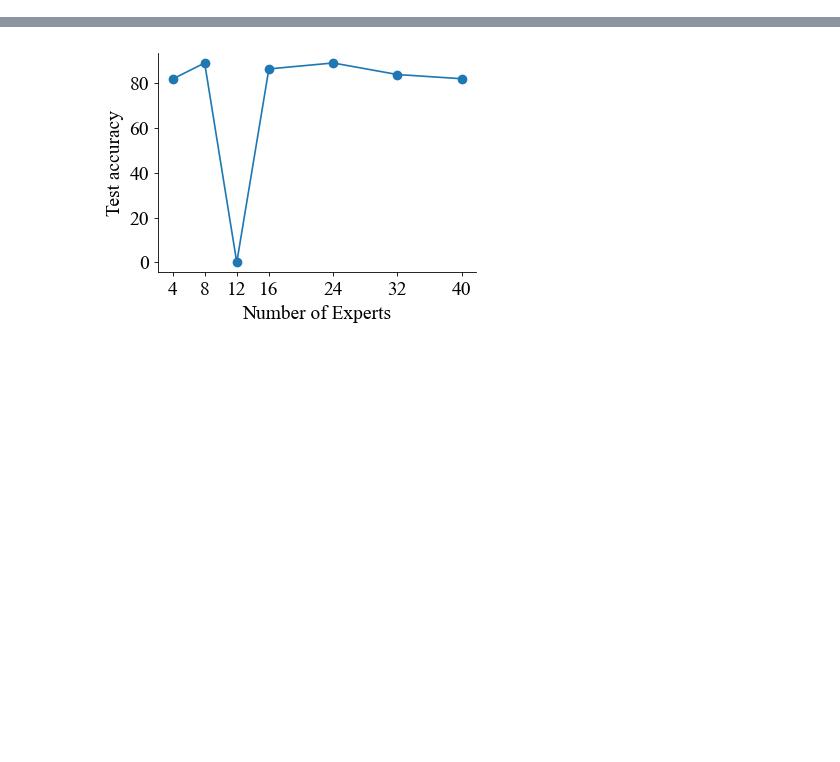
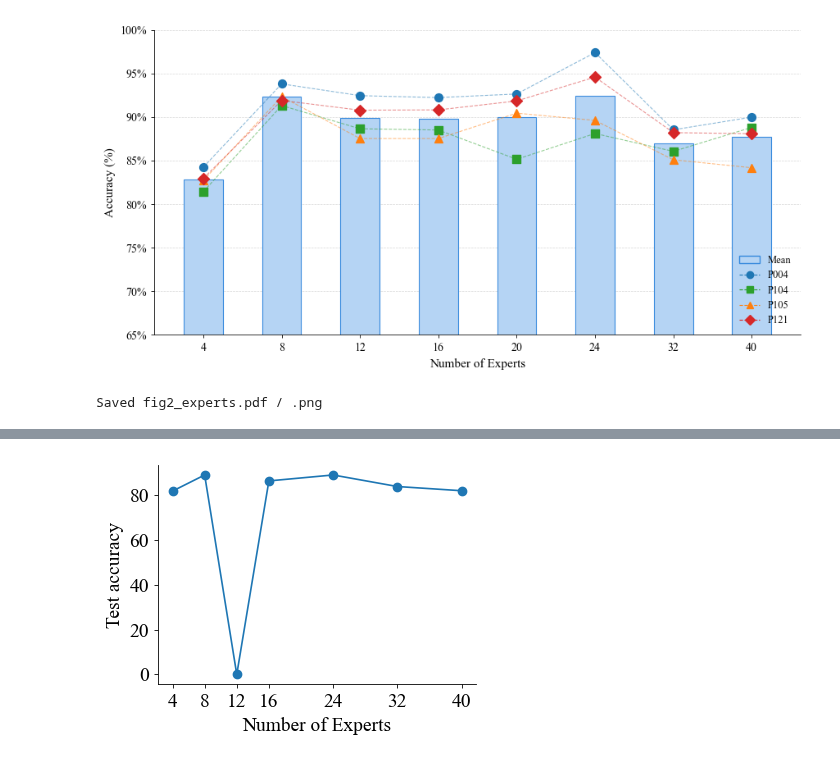
Before and after one commit to kdmalc/pers-gest-cls, a Jupyter notebook: paper_figures/NeurIPS_Figures.ipynb, the cells around one changed output, grey strips where cells are left out. Drawn from its saved outputs; the diff is of its cells as text; code cells hidden in the pictures; blank space fills up the shorter version.

```diff
--- a/paper_figures/NeurIPS_Figures.ipynb
+++ b/paper_figures/NeurIPS_Figures.ipynb
@@ -24,0 +422,5 @@ plt.rcParams.update({
+# %%
+figure_num_experts(df)
+# %% [output]
+[figure, added]
+Saved fig2_experts.pdf / .png
```
Also changed, not shown: parts of 8 cells of this notebook, 1 other file.
